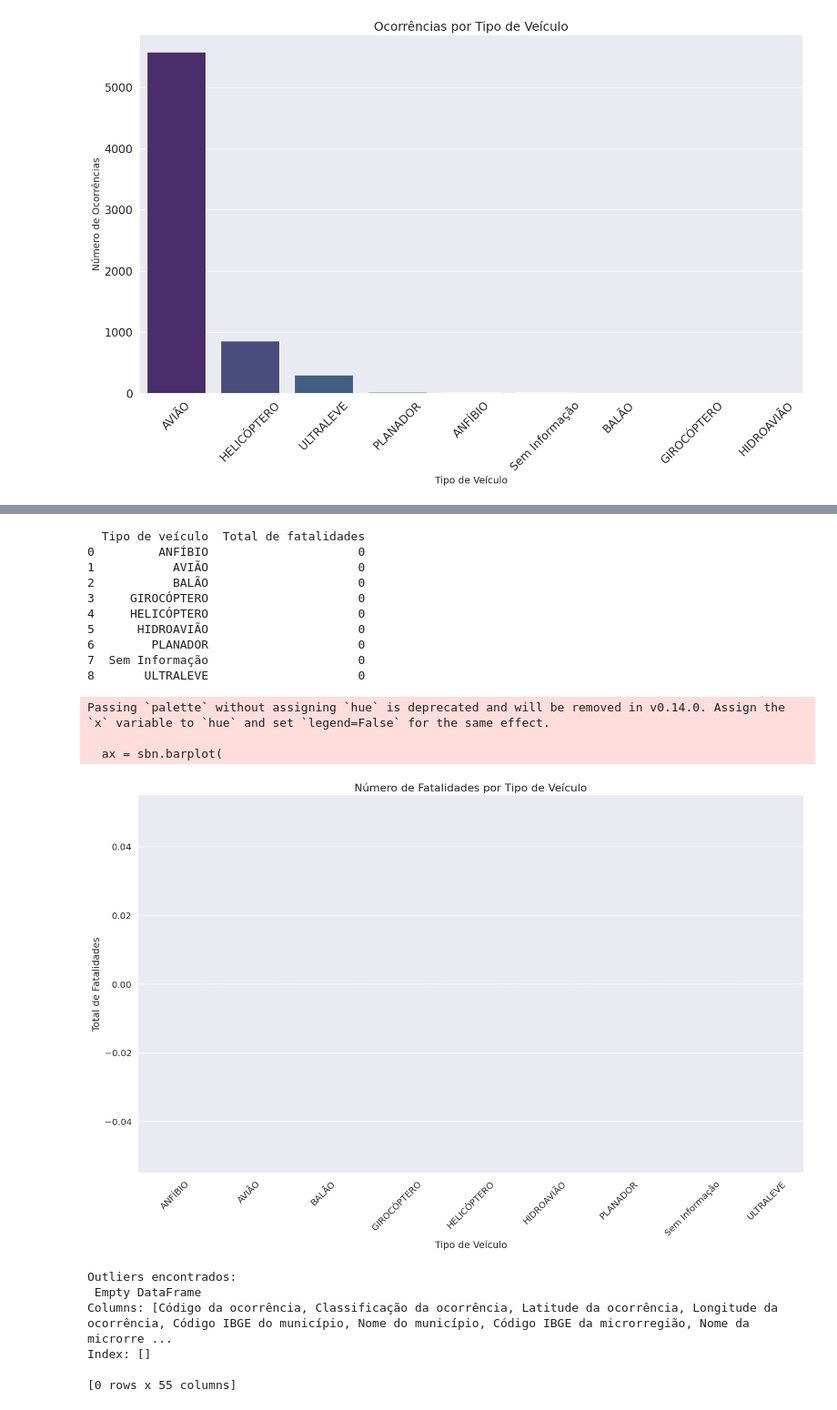
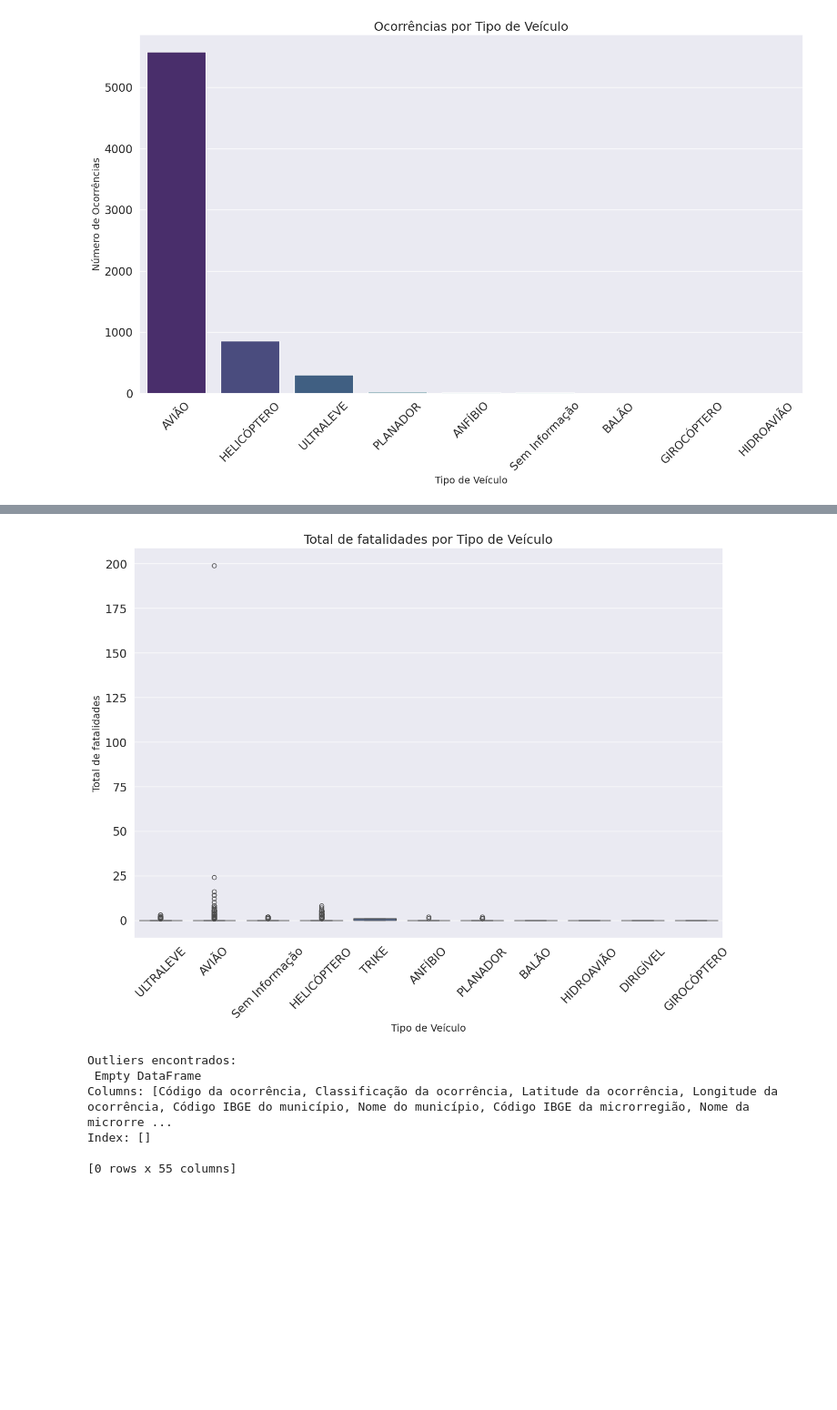
Before and after one commit to rhaulmendonca/Acidentes-por-Aeronave, a Jupyter notebook: Sistemas de Apoio à Decisão/CENIPA_Acidentes_por_aeronave.ipynb, the cells around one changed output, grey strips where cells are left out. Shown at 91% size. Saved outputs shown, nothing was run; the diff lists cells and outputs as text; code cells hidden in the pictures; blank space fills up the shorter version.

```diff
--- a/Sistemas de Apoio à Decisão/CENIPA_Acidentes_por_aeronave.ipynb
+++ b/Sistemas de Apoio à Decisão/CENIPA_Acidentes_por_aeronave.ipynb
@@ -454,49 +550,17 @@ Passing `palette` without assigning `hue` is deprecated and will be removed in v
 # %%
-# Agrupar o DataFrame pelo tipo de veículo e somar as fatalidades
-fatalidades_por_veiculo = df.groupby('Tipo de veículo', as_index=False)['Total de fatalidades'].sum()
 
-# Ordenar os dados em ordem decrescente com base nas fatalidades
-fatalidades_por_veiculo = fatalidades_por_veiculo.sort_values(by='Total de fatalidades', ascending=False)
-
-# Exibir a tabela resultante
-print(fatalidades_por_veiculo)
-
-# Criar o gráfico de barras para visualizar as fatalidades por tipo de veículo
-plt.figure(figsize=(15, 10))
+plt.figure(figsize=(15,10))
 sbn.set_style('whitegrid')
-sbn.set(font_scale=1.2)
-
-ax = sbn.barplot(
-    data=fatalidades_por_veiculo,
-    x='Tipo de veículo',
-    y='Total de fatalidades',
-    palette='viridis'
-)
-
-# Personalizar o gráfico
-plt.title('Número de Fatalidades por Tipo de Veículo', fontsize=16)
+sbn.set(font_scale=1.5)
+ax = sbn.boxplot(data=df, x='Tipo de veículo',
+y='Total de fatalidades')
+plt.title('Total de fatalidades por Tipo de Veículo', fontsize=18)
 plt.xlabel('Tipo de Veículo', fontsize=14)
-plt.ylabel('Total de Fatalidades', fontsize=14)
-plt.xticks(rotation=45)
-plt.tight_layout()
-
-# Mostrar o gráfico
+plt.ylabel('Total de fatalidades', fontsize=14)
+plt.setp(ax.xaxis.get_majorticklabels(), rotation=45)
 plt.show()
 # %% [output]
-  Tipo de veículo  Total de fatalidades
-0         ANFÍBIO                     0
-1           AVIÃO                     0
-2           BALÃO                     0
-3     GIROCÓPTERO                     0
-4     HELICÓPTERO                     0
-5      HIDROAVIÃO                     0
-6        PLANADOR                     0
-7  Sem Informação                     0
-8       ULTRALEVE                     0
-Passing `palette` without assigning `hue` is deprecated and will be removed in v0.14.0. Assign the `x` variable to `hue` and set `legend=False` for the same effect.
-
-  ax = sbn.barplot(
-[figure, old version]
+[figure, new version]
 # %%
 # Identificar outliers com o método do IQR
 Q1 = df['Ano da ocorrência'].quantile(0.25)
```
Also changed, not shown: parts of 2 cells of this notebook.
